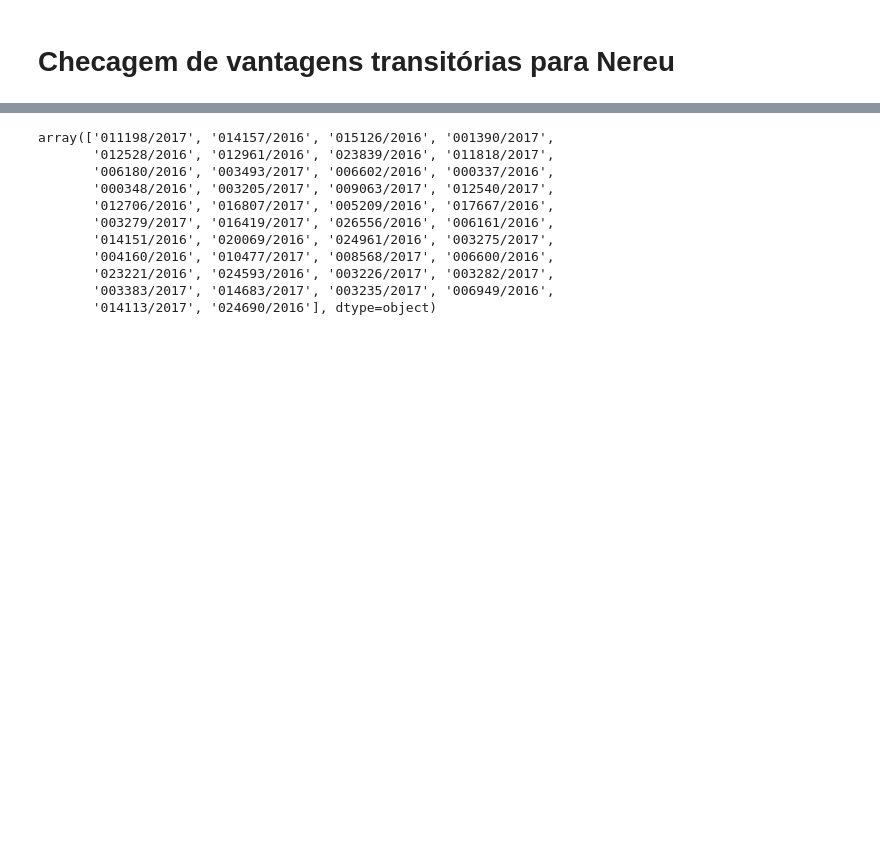
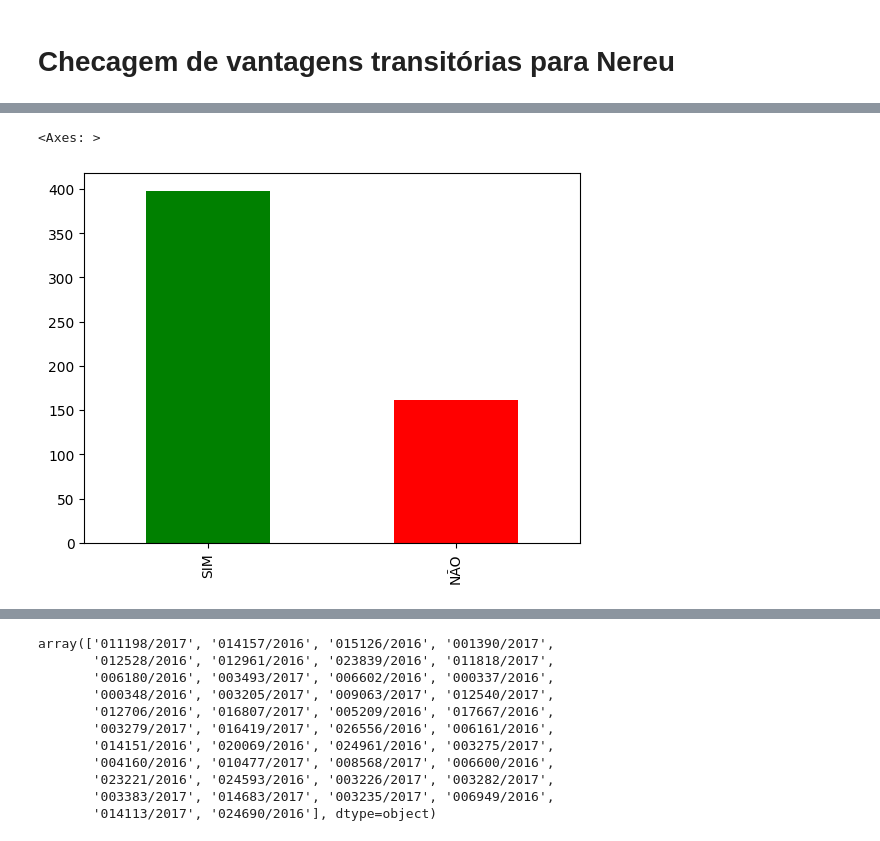
Before and after one commit to eduardoplima/ccd, a Jupyter notebook: scripts/vantagens_trans.ipynb, the cells around one changed output, grey strips where cells are left out. Saved outputs shown, nothing was run; the diff lists cells and outputs as text; code cells hidden in the pictures; blank space fills up the shorter version.

Commit message:
nereu vantagens trans

```diff
--- a/scripts/vantagens_trans.ipynb
+++ b/scripts/vantagens_trans.ipynb
@@ -11,0 +112,4 @@ conn = get_connection()
+# %%
+df_decisoes['processo'] = df_decisoes.apply(
+    lambda x: f"{x['NumeroProcesso']}/{x['AnoProcesso']}", axis=1
+)
@@ -11,0 +132,5 @@ conn = get_connection()
+# %%
+decisoes_grp = df_decisoes.groupby('processo').agg({
+    'texto_acordao': lambda x: '\n'.join(x.dropna().astype(str)),
+    'ementa': lambda x: '\n'.join(x.dropna().astype(str))
+}).reset_index()
@@ -11,0 +146,13 @@ conn = get_connection()
+# %%
+def is_natureza_transitoria(ementa):
+    if pd.isna(ementa):
+        return False
+    keywords = ['propter lab', 'natureza transit', 'vantagens transit', 'vantagem transit']
+    return any(keyword in ementa.lower() for keyword in keywords)
+# %%
+decisoes_grp['verbas_transitorias'] = decisoes_grp['ementa'].apply(lambda x: 'SIM' if is_natureza_transitoria(x) else 'NÃO')
+# %%
+decisoes_grp['verbas_transitorias'].value_counts().plot(kind='bar', color=['green', 'red'])
+# %% [output]
+<Axes: >
+[figure, added]
```
Also changed, not shown: parts of 49 cells of this notebook, 6 other files.
